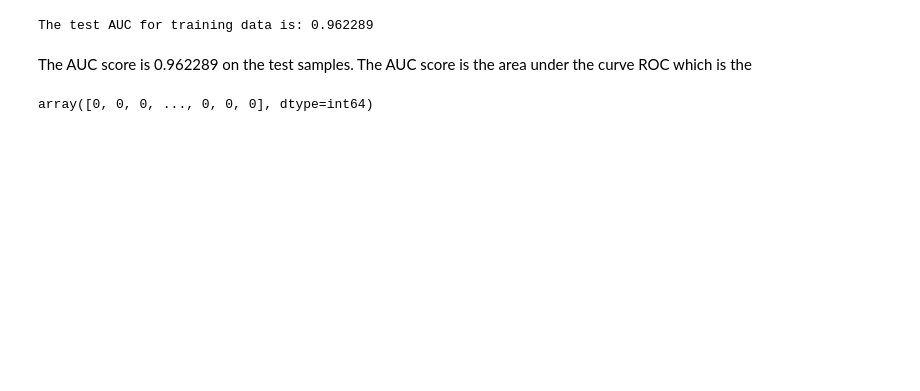
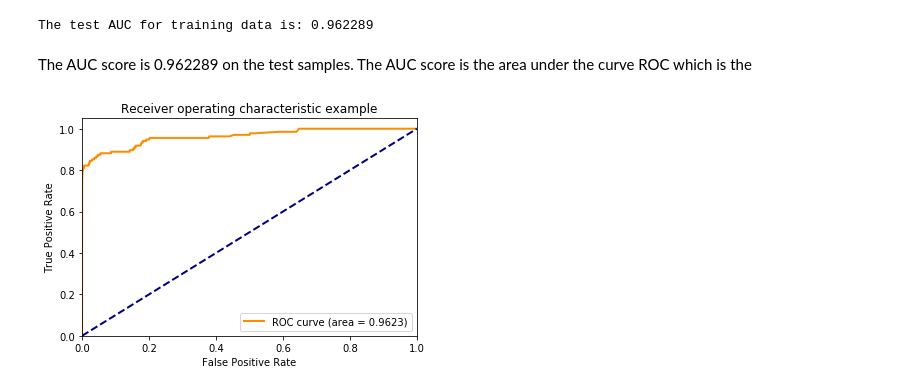
Before and after one commit to germa89/Finalcial_Fraud_Detection, a Jupyter notebook: Finance_Fraud_Detection_using_Gradient_Decision_Boosted.ipynb, the cells around one changed output. Saved outputs shown, nothing was run; the diff lists cells and outputs as text; code cells hidden in the pictures; blank space fills up the shorter version.

```diff
--- a/Finance_Fraud_Detection_using_Gradient_Decision_Boosted.ipynb
+++ b/Finance_Fraud_Detection_using_Gradient_Decision_Boosted.ipynb
@@ -238,41 +259,29 @@ The test AUC for training data is: 0.962289
 The AUC score is 0.962289 on the test samples. The AUC score is the area under the curve ROC which is the
 # %%
 from sklearn.metrics import roc_curve, auc
-i=1
-
-y_test.values
-# %% [output]
-array([0, 0, 0, ..., 0, 0, 0], dtype=int64)
 # %%
-
-# # Compute ROC curve and ROC area for each class
-# fpr = dict()
-# tpr = dict()
-# roc_auc = dict()
-
-# fpr, tpr, _ = roc_curve(y_test, predict_y[:, 1])
-# roc_auc = auc(fpr, tpr)
-
-
-# # Compute micro-average ROC curve and ROC area
-# fpr["micro"], tpr["micro"], _ = roc_curve(y_test.ravel(), predict_y.ravel())
-# roc_auc["micro"] = auc(fpr["micro"], tpr["micro"])
-
+# Compute ROC curve and ROC area for each class
+fpr, tpr, _ = roc_curve(y_test, predict_y[:, 1])
+roc_auc = auc(fpr, tpr)
 
 # # Plot of a ROC curve for a specific class
-# plt.figure()
-# lw = 2
-# plt.plot(fpr[2], tpr[2], color='darkorange',
-#          lw=lw, label='ROC curve (area = %0.2f)' % roc_auc[2])
+plt.figure()
+lw = 2
 
-# plt.plot([0, 1], [0, 1], color='navy', lw=lw, linestyle='--')
-# plt.xlim([0.0, 1.0])
-# plt.ylim([0.0, 1.05])
-# plt.xlabel('False Positive Rate')
-# plt.ylabel('True Positive Rate')
-# plt.title('Receiver operating characteristic example')
-# plt.legend(loc="lower right")
-# plt.show()
+plt.plot(fpr, tpr, color='darkorange',
+         lw=lw, label='ROC curve (area = %0.4f)' % roc_auc)
+
+plt.plot([0, 1], [0, 1], color='navy', lw=lw, linestyle='--')
+
+plt.xlim([0.0, 1.0])
+plt.ylim([0.0, 1.05])
+plt.xlabel('False Positive Rate')
+plt.ylabel('True Positive Rate')
+plt.title('Receiver operating characteristic example')
+plt.legend(loc="lower right")
+plt.show()
+# %% [output]
+[figure, added]
 # %%
 from xgboost import plot_importance
 from xgboost import plot_tree
```
Also changed, not shown: parts of 12 cells of this notebook, 2 other files.
